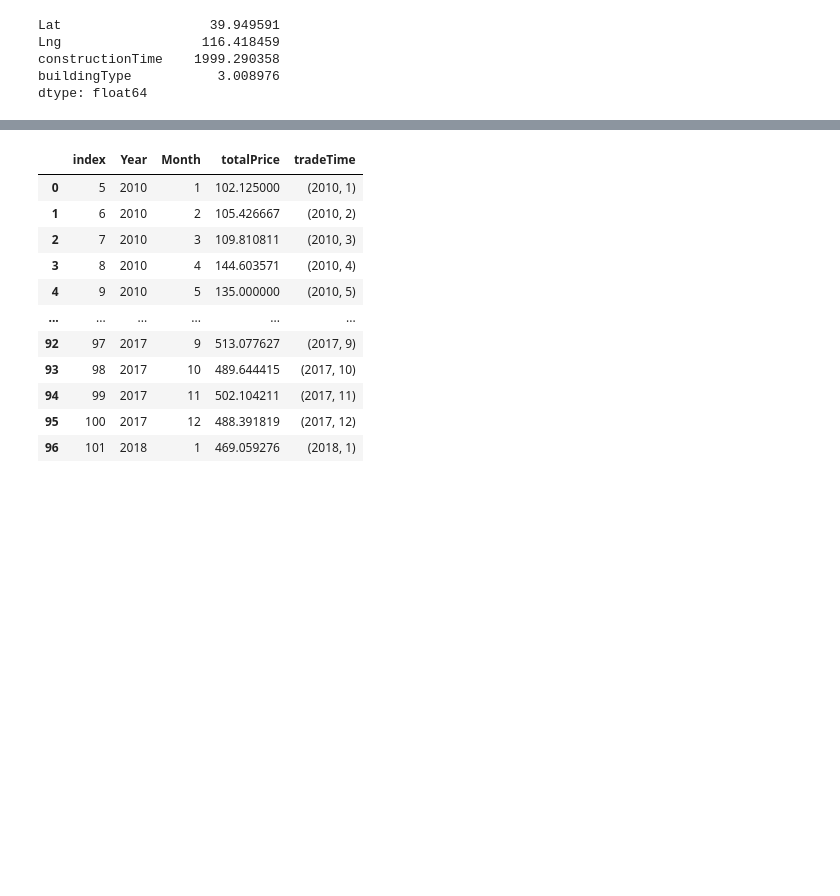
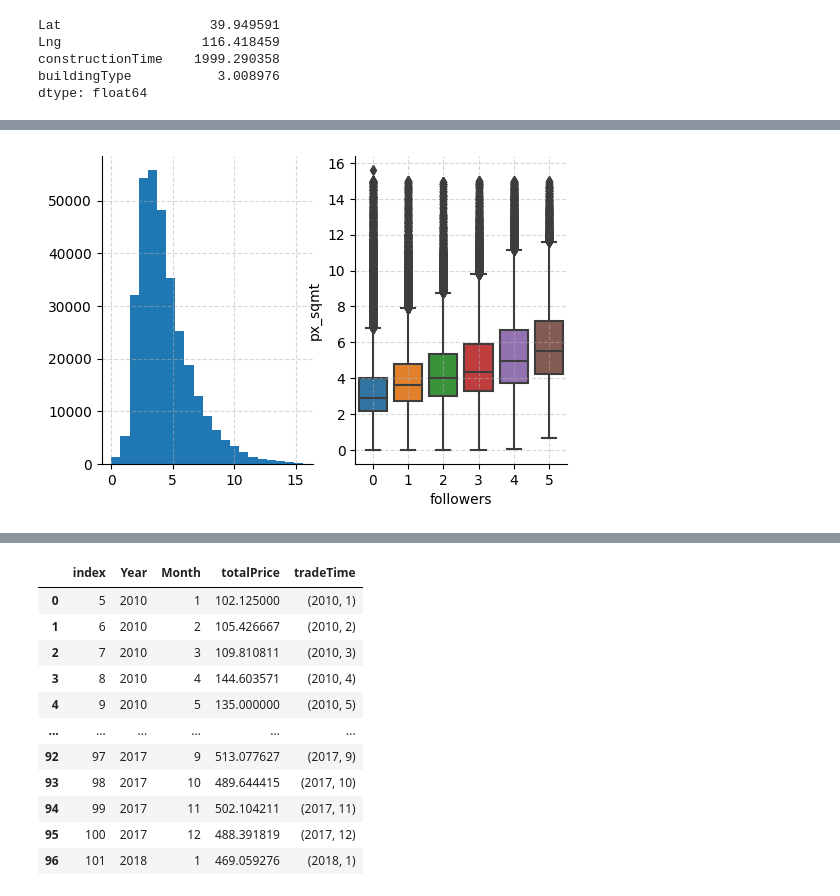
Before and after one commit to fabriziobasso/Time_Series_Files, a Jupyter notebook: Beijing_Housing.ipynb, the cells around one changed output, grey strips where cells are left out. Cells and saved outputs as stored; diff of their text form; code cells hidden in the pictures; blank space fills up the shorter version.

```diff
--- a/Beijing_Housing.ipynb
+++ b/Beijing_Housing.ipynb
@@ -868,0 +939,8 @@ df["constructionTime"] = df_nan["constructionTime"]
+# %%
+fix, axs = plt.subplots(1,2, figsize=(6,4))
+axs[0].hist(df_sq.px_sqmt, bins=21);
+axs[0].grid(linestyle='--', alpha=0.5)
+sns.boxplot(data=df_sq,x="followers",y="px_sqmt",ax=axs[1]);
+axs[1].grid(linestyle='--', alpha=0.5);
+# %% [output]
+[figure, added]
```
Also changed, not shown: parts of 21 cells of this notebook.
